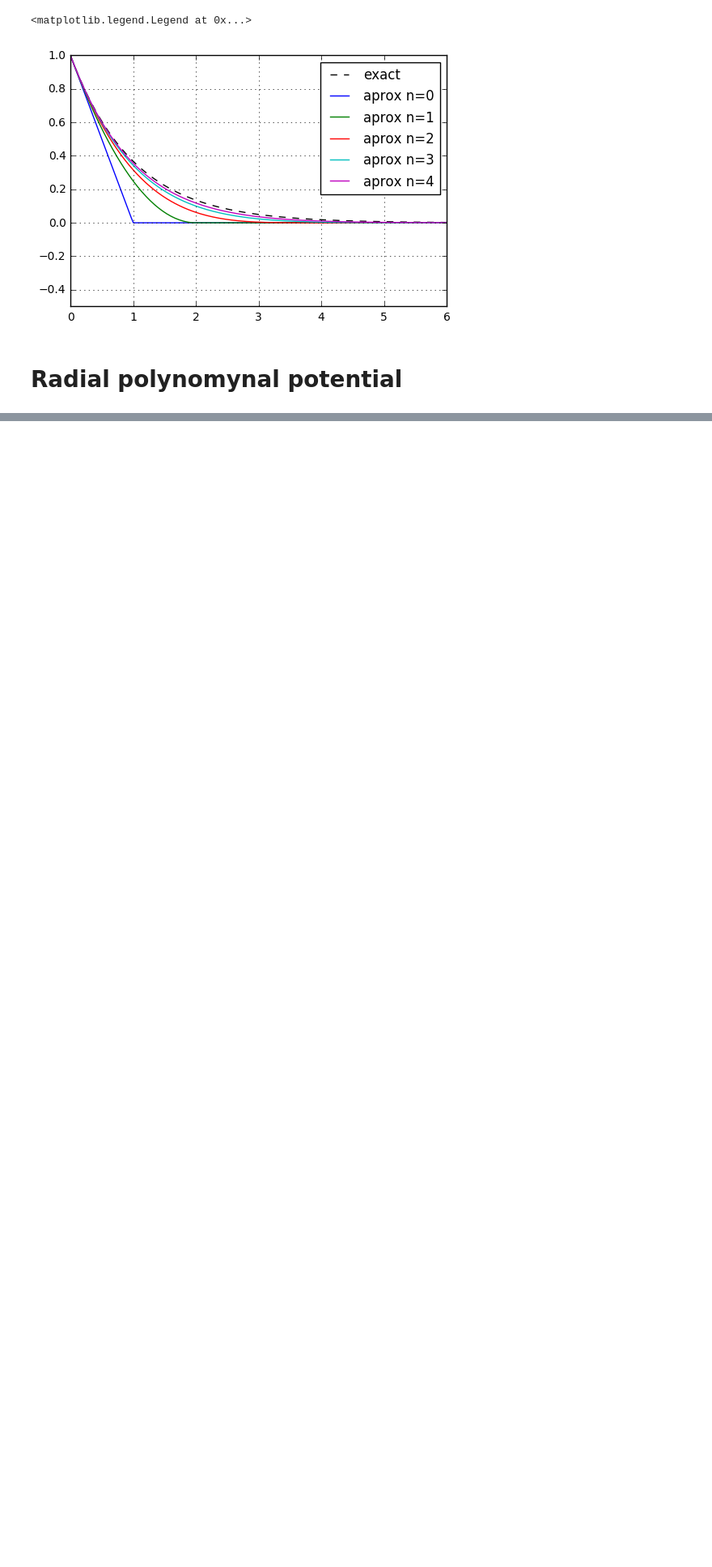
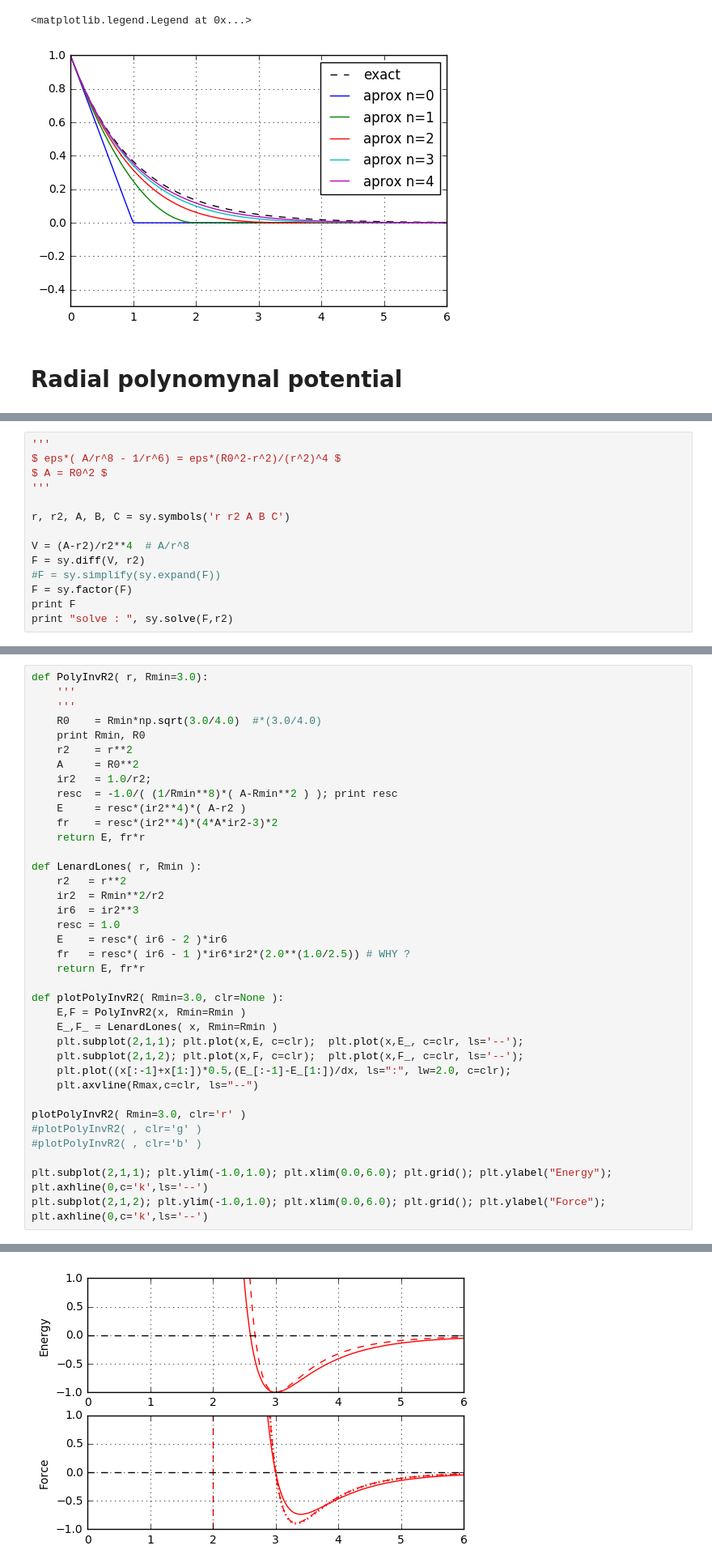
Before and after one commit to ProkopHapala/SimpleSimulationEngine, a Jupyter notebook: projects/NumericsNotes/Fast_Radial_potential.ipynb, the cells around one changed output, grey strips where cells are left out. Shown: that part at 81% size. Cells and saved outputs as stored; diff of their text form; blank space fills up the shorter version.

```diff
--- a/projects/NumericsNotes/Fast_Radial_potential.ipynb
+++ b/projects/NumericsNotes/Fast_Radial_potential.ipynb
@@ -197,0 +279,14 @@ plt.show()
+# %%
+'''
+$ eps*( A/r^8 - 1/r^6) = eps*(R0^2-r^2)/(r^2)^4 $
+$ A = R0^2 $
+'''
+
+r, r2, A, B, C = sy.symbols('r r2 A B C')
+
+V = (A-r2)/r2**4  # A/r^8
+F = sy.diff(V, r2)
+#F = sy.simplify(sy.expand(F))
+F = sy.factor(F)
+print F
+print "solve : ", sy.solve(F,r2)
@@ -197,0 +296,38 @@ plt.show()
+# %%
+def PolyInvR2( r, Rmin=3.0):
+    '''
+    '''
+    R0    = Rmin*np.sqrt(3.0/4.0)  #*(3.0/4.0)
+    print Rmin, R0
+    r2    = r**2
+    A     = R0**2
+    ir2   = 1.0/r2;
+    resc  = -1.0/( (1/Rmin**8)*( A-Rmin**2 ) ); print resc
+    E     = resc*(ir2**4)*( A-r2 )
+    fr    = resc*(ir2**4)*(4*A*ir2-3)*2
+    return E, fr*r
+
+def LenardLones( r, Rmin ):
+    r2   = r**2
+    ir2  = Rmin**2/r2
+    ir6  = ir2**3
+    resc = 1.0
+    E    = resc*( ir6 - 2 )*ir6
+    fr   = resc*( ir6 - 1 )*ir6*ir2*(2.0**(1.0/2.5)) # WHY ?
+    return E, fr*r
+
+def plotPolyInvR2( Rmin=3.0, clr=None ):
+    E,F = PolyInvR2(x, Rmin=Rmin )
+    E_,F_ = LenardLones( x, Rmin=Rmin )
+    plt.subplot(2,1,1); plt.plot(x,E, c=clr);  plt.plot(x,E_, c=clr, ls='--');
+    plt.subplot(2,1,2); plt.plot(x,F, c=clr);  plt.plot(x,F_, c=clr, ls='--');
+    plt.plot((x[:-1]+x[1:])*0.5,(E_[:-1]-E_[1:])/dx, ls=":", lw=2.0, c=clr);
+    plt.axvline(Rmax,c=clr, ls="--")
+
+plotPolyInvR2( Rmin=3.0, clr='r' )
+#plotPolyInvR2( , clr='g' )
+#plotPolyInvR2( , clr='b' )
+
+plt.subplot(2,1,1); plt.ylim(-1.0,1.0); plt.xlim(0.0,6.0); plt.grid(); plt.ylabel("Energy"); plt.axhline(0,c='k',ls='--')
+plt.subplot(2,1,2); plt.ylim(-1.0,1.0); plt.xlim(0.0,6.0); plt.grid(); plt.ylabel("Force"); plt.axhline(0,c='k',ls='--')
+# %% [output]
@@ -197,0 +337 @@ plt.show()
+[figure, added]
```
Also changed, not shown: parts of 6 cells of this notebook.
